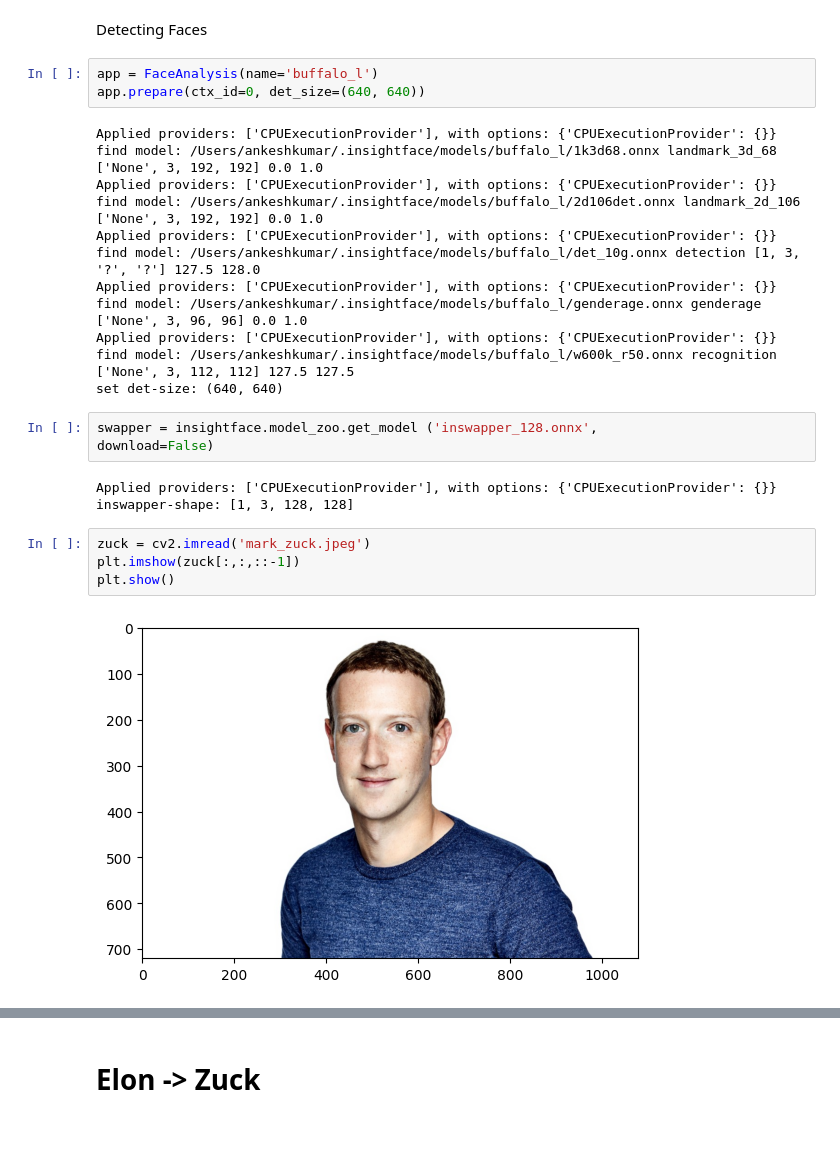
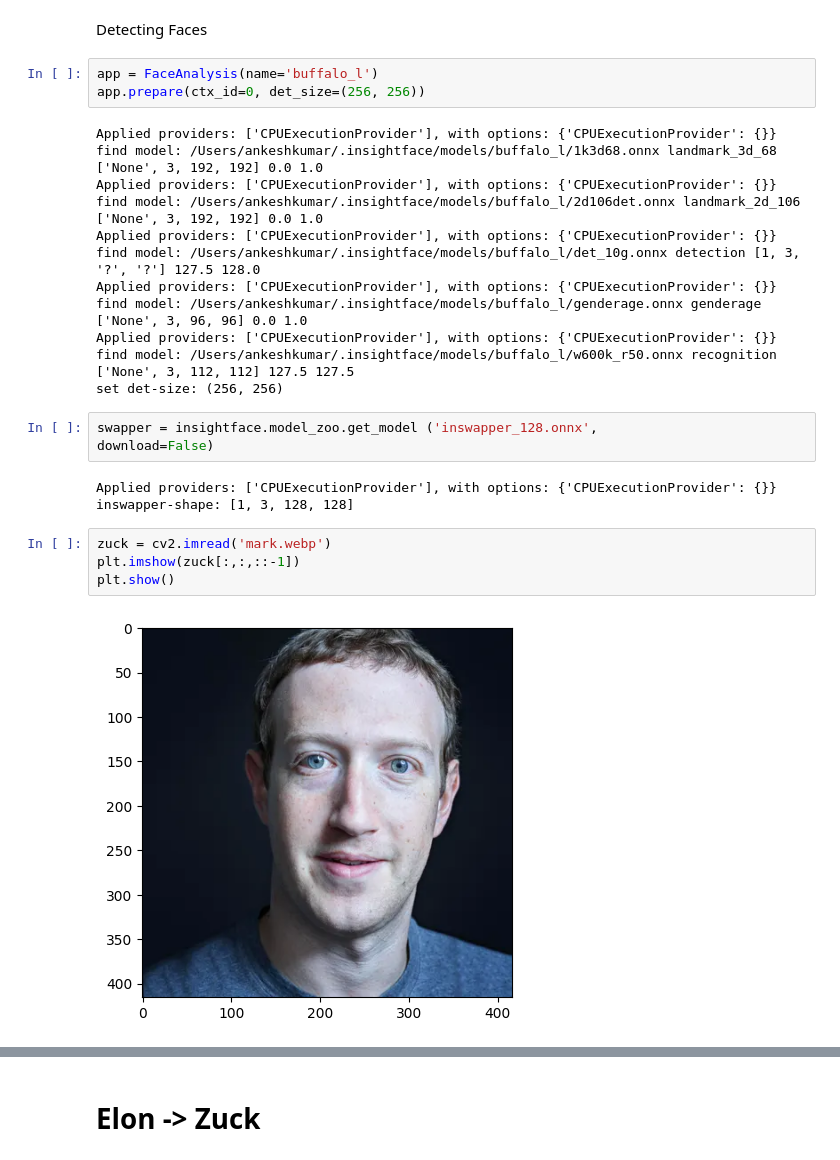
Before and after one commit to Ampplex/AI-Face-Swapper, a Jupyter notebook: Face_Swap.ipynb, the cells around one changed output, grey strips where cells are left out. Drawn from its saved outputs; the diff is of its cells as text; blank space fills up the shorter version.

```diff
--- a/Face_Swap.ipynb
+++ b/Face_Swap.ipynb
@@ -19,7 +19,7 @@ numpy: 2.0.2
 Detecting Faces
 # %%
 app = FaceAnalysis(name='buffalo_l')
-app.prepare(ctx_id=0, det_size=(640, 640))
+app.prepare(ctx_id=0, det_size=(256, 256))
 # %% [output]
 Applied providers: ['CPUExecutionProvider'], with options: {'CPUExecutionProvider': {}}
 find model: /Users/ankeshkumar/.insightface/models/buffalo_l/1k3d68.onnx landmark_3d_68 ['None', 3, 192, 192] 0.0 1.0
@@ -31,7 +31,7 @@ Applied providers: ['CPUExecutionProvider'], with options: {'CPUExecutionProvide
 find model: /Users/ankeshkumar/.insightface/models/buffalo_l/genderage.onnx genderage ['None', 3, 96, 96] 0.0 1.0
 Applied providers: ['CPUExecutionProvider'], with options: {'CPUExecutionProvider': {}}
 find model: /Users/ankeshkumar/.insightface/models/buffalo_l/w600k_r50.onnx recognition ['None', 3, 112, 112] 127.5 127.5
-set det-size: (640, 640)
+set det-size: (256, 256)
 # %%
 swapper = insightface.model_zoo.get_model ('inswapper_128.onnx',
 download=False)
@@ -39,9 +39,9 @@ download=False)
 Applied providers: ['CPUExecutionProvider'], with options: {'CPUExecutionProvider': {}}
 inswapper-shape: [1, 3, 128, 128]
 # %%
-zuck = cv2.imread('mark_zuck.jpeg')
+zuck = cv2.imread('mark.webp')
 plt.imshow(zuck[:,:,::-1])
 plt.show()
 # %% [output]
-[figure, old version]
+[figure, new version]
 # %%
```
Also changed, not shown: parts of 5 cells of this notebook.
